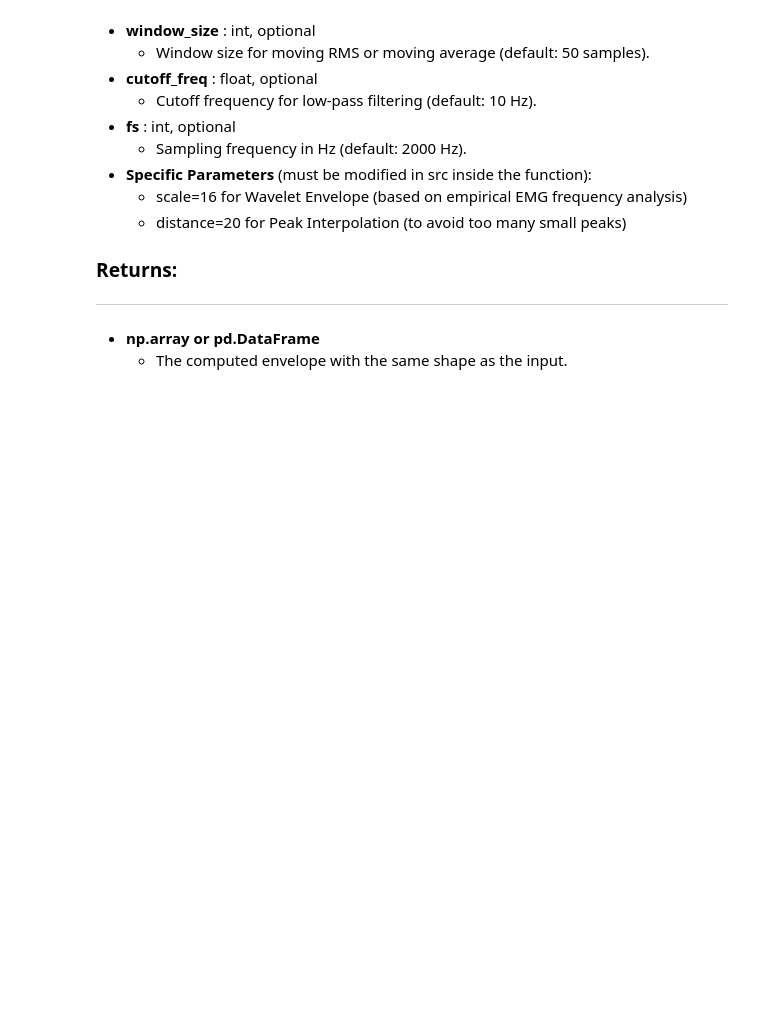
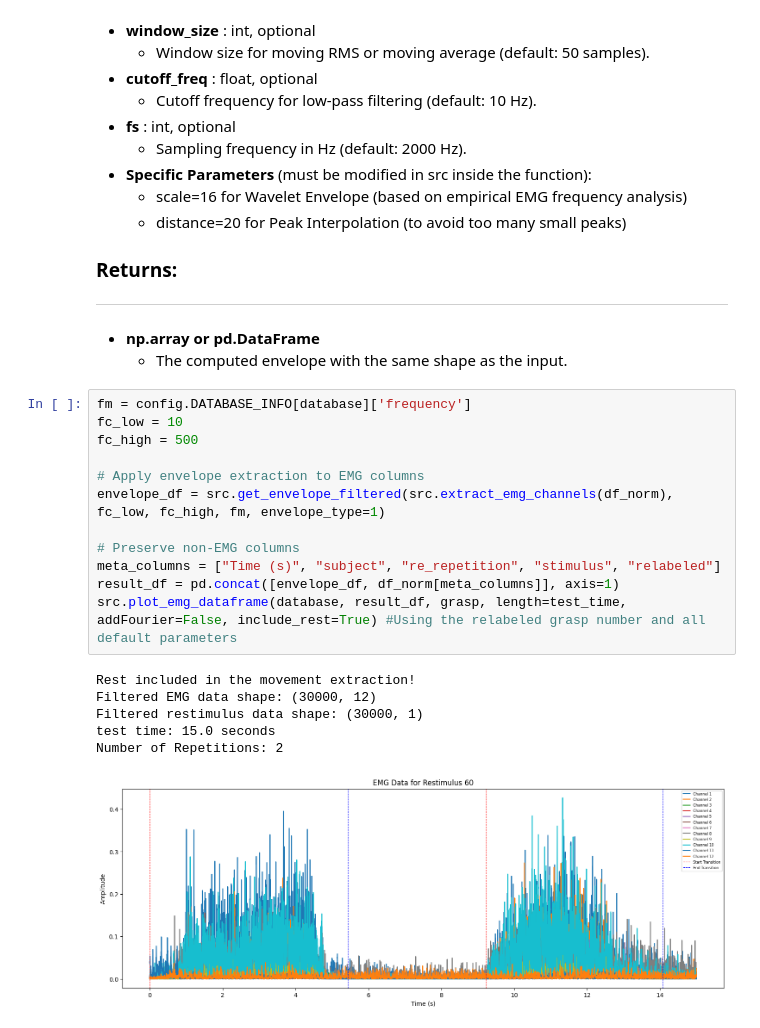
Before and after one commit to DanielSenseAI/IA_ProsthesisUdeA, a Jupyter notebook: envelope_processing.ipynb, the cells around one changed output. Saved outputs shown, nothing was run; the diff lists cells and outputs as text; blank space fills up the shorter version.

```diff
--- a/envelope_processing.ipynb
+++ b/envelope_processing.ipynb
@@ -104,3 +173,22 @@ Computes the envelope of an EMG signal using different methods.
 -------
 - **np.array or pd.DataFrame**
     - The computed envelope with the same shape as the input.
+# %%
+fm = config.DATABASE_INFO[database]['frequency']
+fc_low = 10
+fc_high = 500
+
+# Apply envelope extraction to EMG columns
+envelope_df = src.get_envelope_filtered(src.extract_emg_channels(df_norm), fc_low, fc_high, fm, envelope_type=1)
+
+# Preserve non-EMG columns
+meta_columns = ["Time (s)", "subject", "re_repetition", "stimulus", "relabeled"]
+result_df = pd.concat([envelope_df, df_norm[meta_columns]], axis=1)
+src.plot_emg_dataframe(database, result_df, grasp, length=test_time, addFourier=False, include_rest=True) #Using the relabeled grasp number and all default parameters
+# %% [output]
+Rest included in the movement extraction!
+Filtered EMG data shape: (30000, 12)
+Filtered restimulus data shape: (30000, 1)
+test time: 15.0 seconds
+Number of Repetitions: 2
+[figure, added]
```
Also changed, not shown: parts of 11 cells of this notebook, 3 other files.
